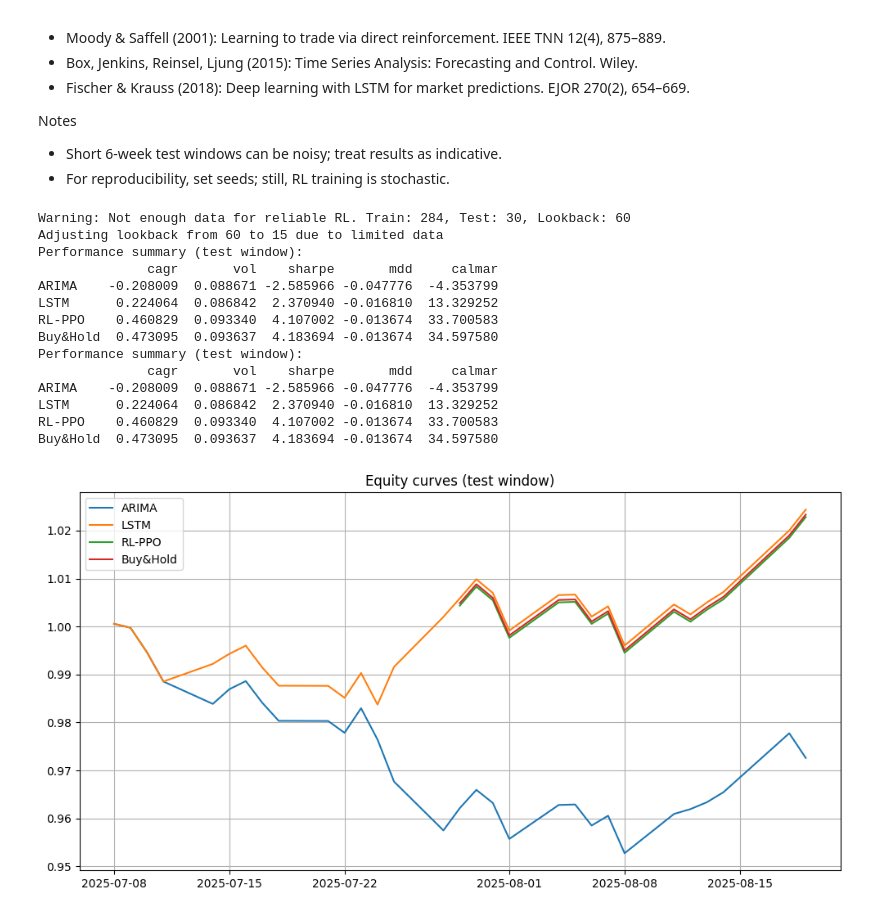
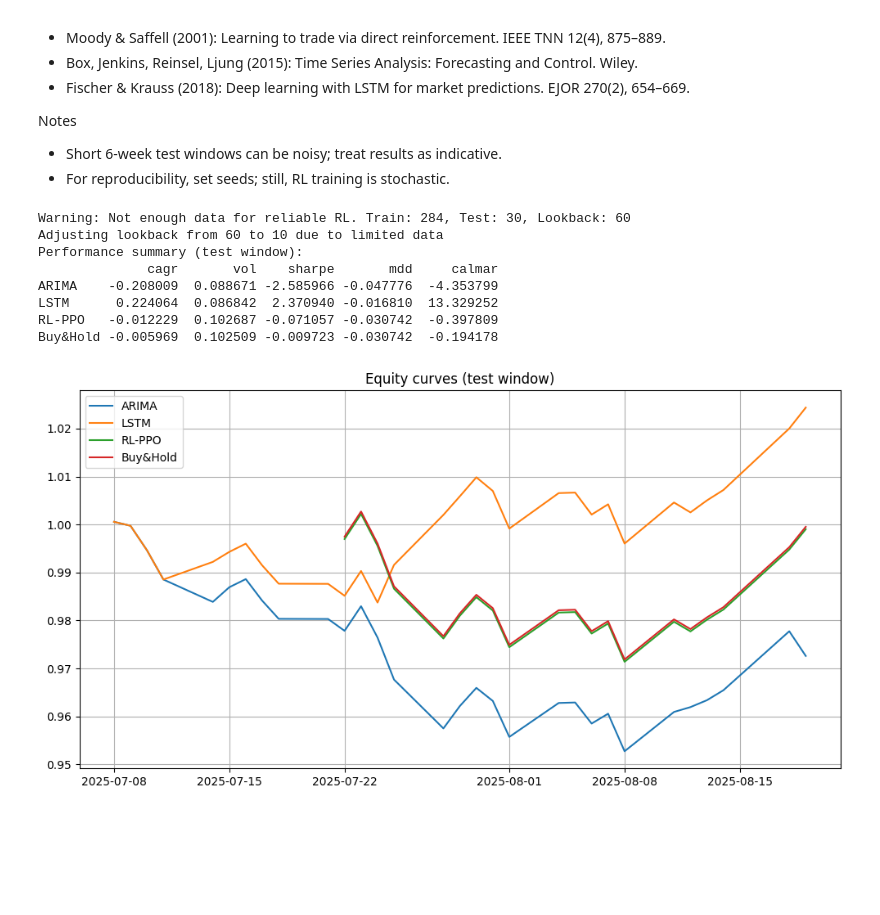
Before and after one commit to ma-nu03/FinSearch-Deep-RL, a Jupyter notebook: python_stock.ipynb, the cells around one changed output. Saved outputs shown, nothing was run; the diff lists cells and outputs as text; code cells hidden in the pictures; blank space fills up the shorter version.

```diff
--- a/python_stock.ipynb
+++ b/python_stock.ipynb
@@ -285,10 +285,10 @@ rl_train = ew_ret[:split_idx]
 rl_test = ew_ret[split_idx:]
 
 # Make sure we have enough data in train and test sets
-if len(rl_train) <= N_LOOKBACK * 2 or len(rl_test) <= N_LOOKBACK * 1.5:
+if len(rl_train) <= N_LOOKBACK * 2 or len(rl_test) <= N_LOOKBACK:
     print(f"Warning: Not enough data for reliable RL. Train: {len(rl_train)}, Test: {len(rl_test)}, Lookback: {N_LOOKBACK}")
     # Adjust lookback if needed
-    adjusted_lookback = min(N_LOOKBACK, len(rl_train) // 3, len(rl_test) // 2)
+    adjusted_lookback = min(N_LOOKBACK, len(rl_train) // 3, len(rl_test) // 3)
     if adjusted_lookback < N_LOOKBACK:
         print(f"Adjusting lookback from {N_LOOKBACK} to {adjusted_lookback} due to limited data")
     rl_lookback = adjusted_lookback
@@ -345,40 +345,34 @@ except Exception as e:
 bh_returns = rl_test.iloc[test_env.lookback:]
 bh_equity = (1+bh_returns).cumprod()
 bh_metrics = compute_metrics(bh_returns)
 
 # -------------- Results: Summary & Plots --------------
 results = {
     "ARIMA": arima_bt.metrics if arima_bt else {k: np.nan for k in ["cagr","vol","sharpe","mdd","calmar"]},
     "LSTM": lstm_bt.metrics,
     "RL-PPO": rl_metrics,
     "Buy&Hold": bh_metrics,
 }
 
 summary = pd.DataFrame(results).T
 print("Performance summary (test window):")
 print(summary)
 
 plt.figure(figsize=(12,6))
 if arima_bt:
     plt.plot(arima_bt.equity, label="ARIMA")
 plt.plot(lstm_bt.equity, label="LSTM")
 plt.plot(rl_equity, label="RL-PPO")
 plt.plot(bh_equity, label="Buy&Hold")
 plt.legend(); plt.title("Equity curves (test window)"); plt.grid(True)
 plt.show()
 # %% [output]
 Warning: Not enough data for reliable RL. Train: 284, Test: 30, Lookback: 60
-Adjusting lookback from 60 to 15 due to limited data
+Adjusting lookback from 60 to 10 due to limited data
 Performance summary (test window):
               cagr       vol    sharpe       mdd     calmar
 ARIMA    -0.208009  0.088671 -2.585966 -0.047776  -4.353799
 LSTM      0.224064  0.086842  2.370940 -0.016810  13.329252
-RL-PPO    0.460829  0.093340  4.107002 -0.013674  33.700583
-Buy&Hold  0.473095  0.093637  4.183694 -0.013674  34.597580
-Performance summary (test window):
-              cagr       vol    sharpe       mdd     calmar
-ARIMA    -0.208009  0.088671 -2.585966 -0.047776  -4.353799
-LSTM      0.224064  0.086842  2.370940 -0.016810  13.329252
-RL-PPO    0.460829  0.093340  4.107002 -0.013674  33.700583
-Buy&Hold  0.473095  0.093637  4.183694 -0.013674  34.597580
+RL-PPO   -0.012229  0.102687 -0.071057 -0.030742  -0.397809
+Buy&Hold -0.005969  0.102509 -0.009723 -0.030742  -0.194178
-[figure, old version]
+[figure, new version]
```
